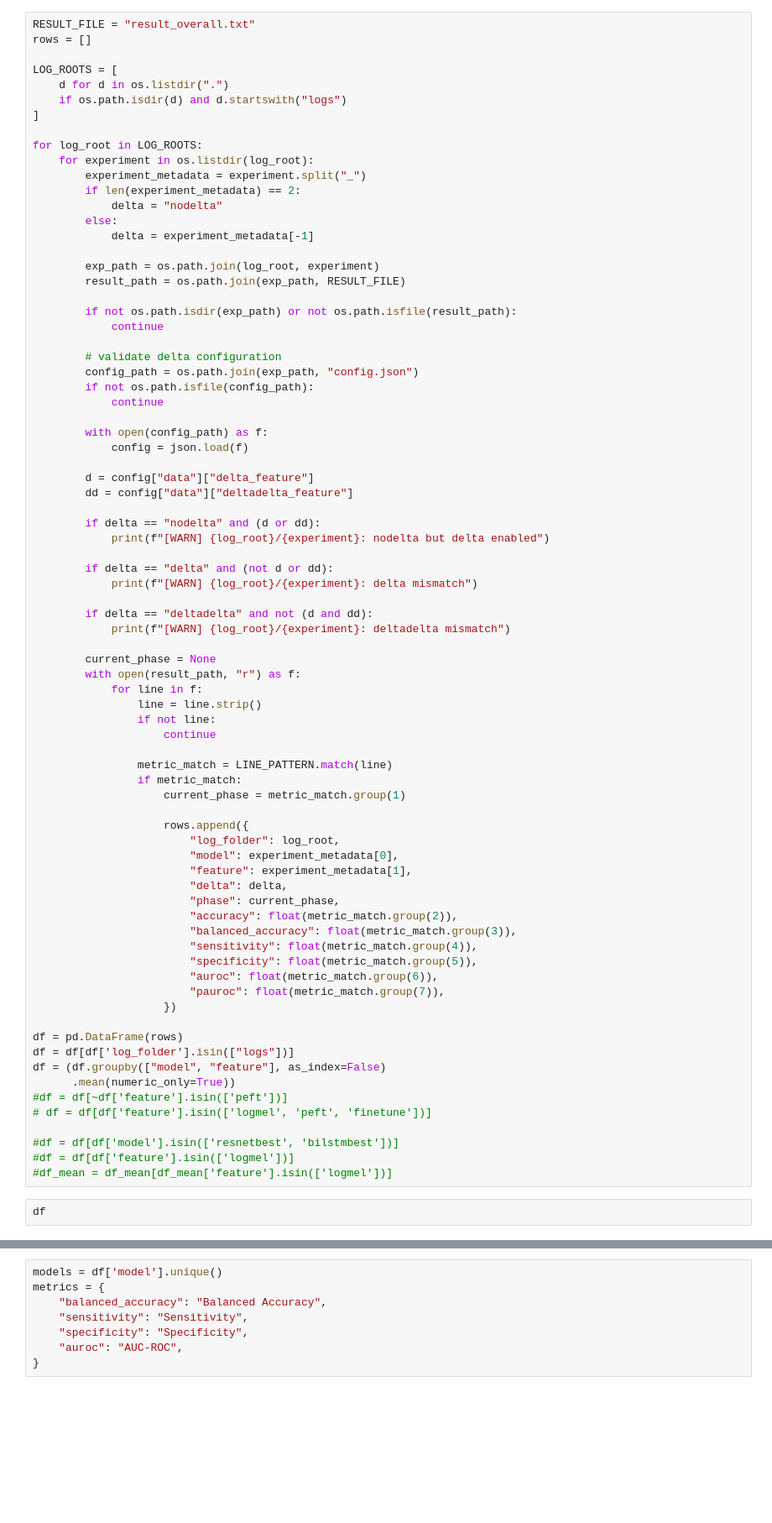
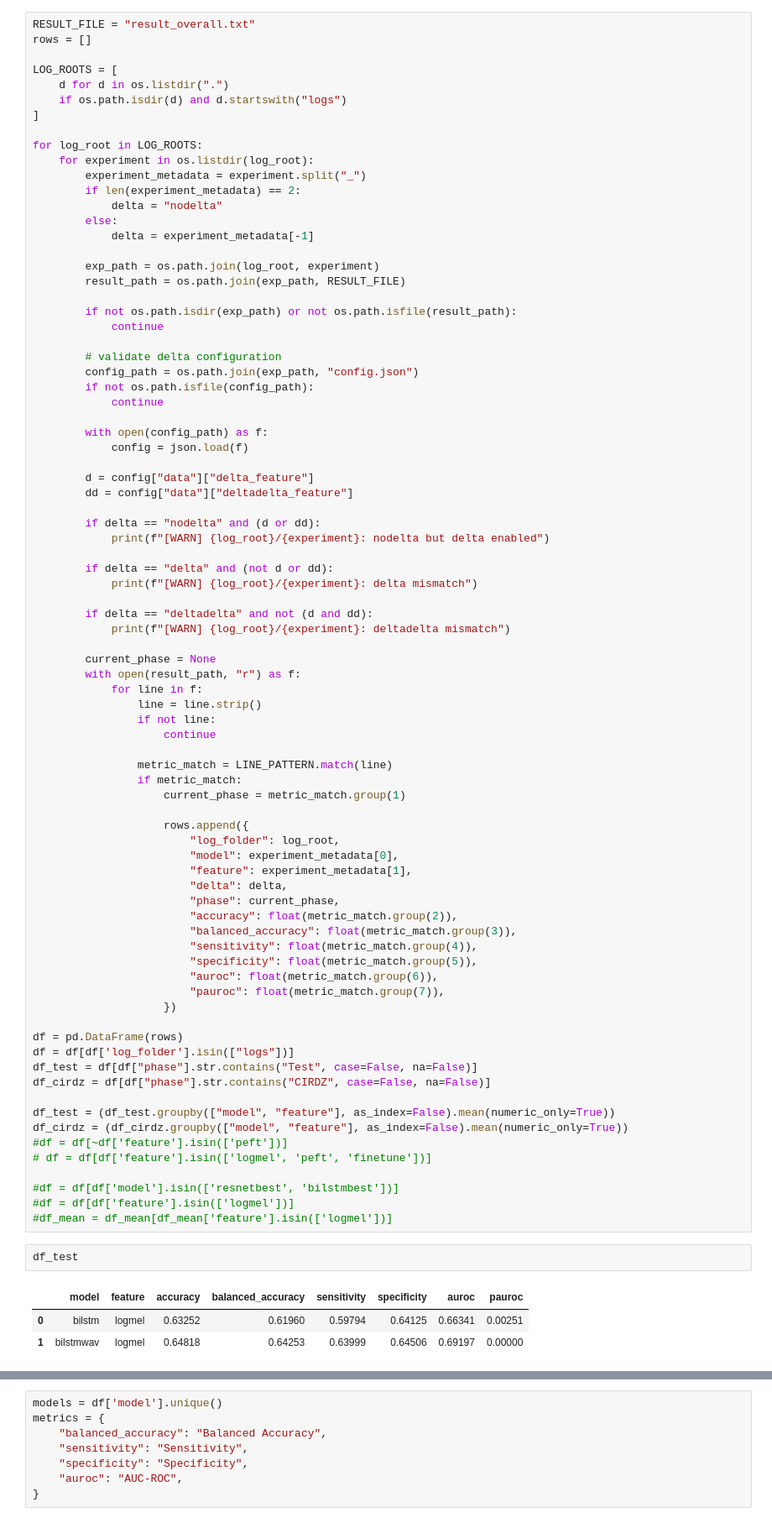
Before and after one commit to arkiven4/NXSCough, a Jupyter notebook: notebooks/compare_resultlogs.ipynb, the cells around one changed output, grey strips where cells are left out. Shown at 84% size. Cells and saved outputs as stored; diff of their text form; blank space fills up the shorter version.

```diff
--- a/notebooks/compare_resultlogs.ipynb
+++ b/notebooks/compare_resultlogs.ipynb
@@ -111,8 +113,11 @@ for log_root in LOG_ROOTS:
 
 df = pd.DataFrame(rows)
 df = df[df['log_folder'].isin(["logs"])]
-df = (df.groupby(["model", "feature"], as_index=False)
-      .mean(numeric_only=True))
+df_test = df[df["phase"].str.contains("Test", case=False, na=False)]
+df_cirdz = df[df["phase"].str.contains("CIRDZ", case=False, na=False)]
+
+df_test = (df_test.groupby(["model", "feature"], as_index=False).mean(numeric_only=True))
+df_cirdz = (df_cirdz.groupby(["model", "feature"], as_index=False).mean(numeric_only=True))
 #df = df[~df['feature'].isin(['peft'])]
 # df = df[df['feature'].isin(['logmel', 'peft', 'finetune'])]
 
@@ -120,4 +125,8 @@ df = (df.groupby(["model", "feature"], as_index=False)
 #df = df[df['feature'].isin(['logmel'])]
 #df_mean = df_mean[df_mean['feature'].isin(['logmel'])]
 # %%
-df
+df_test
+# %% [output]
+|  | model | feature | accuracy | balanced_accuracy | sensitivity | specificity | auroc | pauroc |
+| 0 | bilstm | logmel | 0.63252 | 0.61960 | 0.59794 | 0.64125 | 0.66341 | 0.00251 |
+| 1 | bilstmwav | logmel | 0.64818 | 0.64253 | 0.63999 | 0.64506 | 0.69197 | 0.00000 |
```
Also changed, not shown: parts of 2 cells of this notebook, 21 other files.
